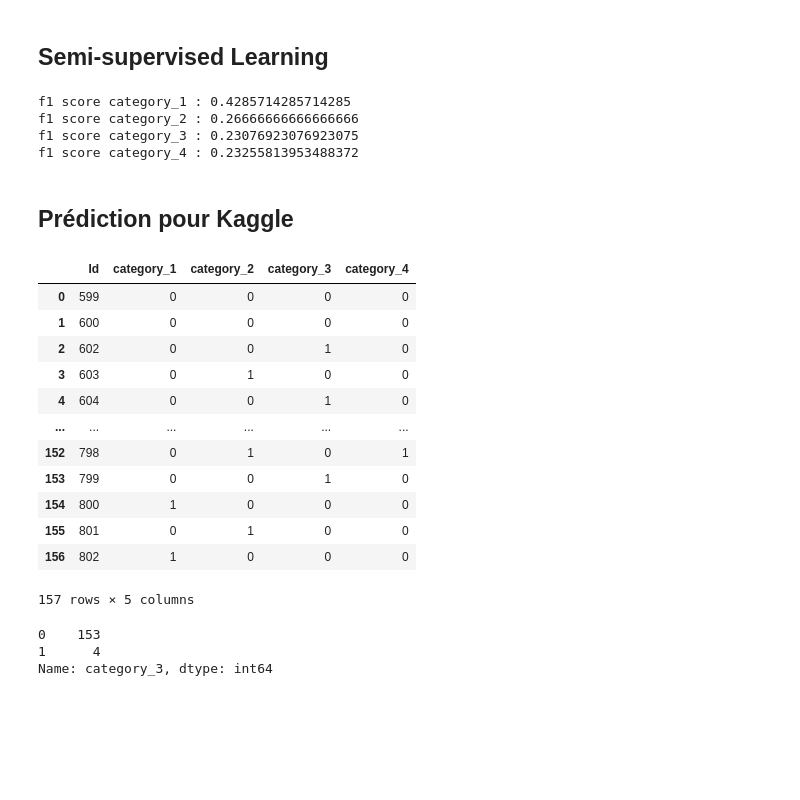
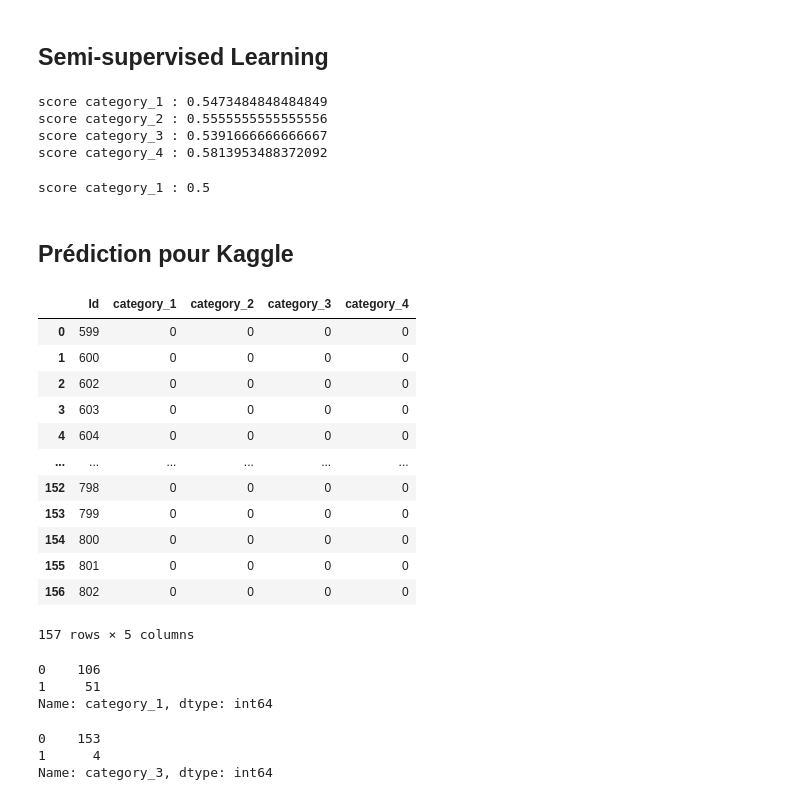
Before and after one commit to GanaelD/Challenge_data_HPDDVL, a Jupyter notebook: ensemble_methods.ipynb, the cells around one changed output. Cells and saved outputs as stored; diff of their text form; code cells hidden in the pictures; blank space fills up the shorter version.

```diff
--- a/ensemble_methods.ipynb
+++ b/ensemble_methods.ipynb
@@ -121,6 +169,7 @@ f1 score category_4 : 0.2115151515151515
 # %%
 from sklearn.model_selection import train_test_split
 from sklearn.model_selection import StratifiedKFold
+from sklearn.metrics import roc_auc_score
 
 X_train, X_test, y_train, y_test = train_test_split(X, y, test_size=0.1)
 
@@ -137,11 +186,11 @@ SVC.fit(X_train, y_train['category_1'])
 for category in categories:
     SVC.fit(X_train, y_train[category])
     y_pred[category] = SVC.predict(X_test)
-    scores.append(f1_score(y_test[category], y_pred[category]))
+    scores.append(roc_auc_score(y_test[category], y_pred[category]))
 for index, row in y_pred.iterrows():
     if (row['category_1'] == 0) and (row['category_2'] == 0) and (row['category_3'] == 0):
         row['category_4'] = 1
-scores[3] = f1_score(y_test['category_4'], y_pred['category_4'])
+scores[3] = roc_auc_score(y_test['category_4'], y_pred['category_4'])
 for idx, category in enumerate(categories):
-    print("f1 score", category, ":", scores[idx])
+    print("score", category, ":", scores[idx])
 # %% [output]
@@ -160,7 +209,10 @@ n_splits = 5 # nombre de splits pour le KFold
 LR = make_pipeline(CountVectorizer(),
     OneVsRestClassifier(LogisticRegression(solver='sag', max_iter=10000))
 )
-cv = KFold(n_splits, shuffle=True)
+cv = StratifiedKFold(n_splits, shuffle=True)
+scores = []
 for category in categories:
-    print("f1 score", category, ":", np.mean(cross_val_score(LR, X, y[category], cv=cv, scoring='f1')))
+    scores.append(np.mean(cross_val_score(LR, X_extract, y[category], cv=cv, scoring='roc_auc')))
+    print("score", category, ":", scores[-1])
+print("total score", np.mean(scores))
 # %% [output]
@@ -198,7 +251,7 @@ preprocess_pipeline = make_pipeline(
     FunctionTransformer(lambda x: x.toarray()),
 )
 model_pipeline = make_pipeline(
-    OneVsRestClassifier(LinearSVC())
+    BaggingClassifier(LinearSVC())
 )
 X = pd.concat([X_train, X_unlabeled])
 X = preprocess_pipeline.fit_transform(X)
@@ -212,12 +265,12 @@ for category in categories:
     y_label_spread[category] = ls.transduction_
     model_pipeline.fit(X, y_label_spread[category])
     y_pred[category] = ls.predict(X_test)
-    print("f1 score", category, ":", f1_score(y_test[category], y_pred[category]))
+    print("score", category, ":", roc_auc_score(y_test[category], y_pred[category]))
 # %% [output]
-f1 score category_1 : 0.4285714285714285
-f1 score category_2 : 0.26666666666666666
-f1 score category_3 : 0.23076923076923075
-f1 score category_4 : 0.23255813953488372
+score category_1 : 0.5473484848484849
+score category_2 : 0.5555555555555556
+score category_3 : 0.5391666666666667
+score category_4 : 0.5813953488372092
 # %%
 from sklearn.svm import SVC
 from sklearn.feature_extraction.text import TfidfTransformer
@@ -226,23 +279,27 @@ from sklearn.model_selection import StratifiedShuffleSplit
 
 # extract labeled data
 X_labeled = pd.read_csv(DIRECTORY + 'X_train.csv', sep=';')
-X_labeled = preprocess_data(X_labeled['Caption'])
-X_labeled = X_labeled.apply(lambda x: ' '.join(x))
+X_labeled = X_labeled['Caption']
+#X_labeled = preprocess_data(X_labeled['Caption'])
+#X_labeled = X_labeled.apply(lambda x: ' '.join(x))
 
 y_labeled = pd.read_csv(DIRECTORY + 'y_train.csv', sep=';').drop(columns=['Id'])
 
 # extract unlabeled data
 X_unlabeled = pd.read_csv(DIRECTORY + 'nonlabeled_data.csv', sep=';')
-X_unlabeled = preprocess_data(X_unlabeled['Caption'])
-X_unlabeled = X_unlabeled.apply(lambda x: ' '.join(x))
-nb_unlabeled = X_unlabeled.shape[0]
+X_unlabeled = X_unlabeled['Caption']
+#X_unlabeled = preprocess_data(X_unlabeled['Caption'])
+#X_unlabeled = X_unlabeled.apply(lambda x: ' '.join(x))
+nb_unlabeled = X_unlabeled.size
 y_unlabeled = pd.DataFrame([[-1, -1, -1, -1] for i in range(nb_unlabeled)], columns=categories)
 
 
 SVC_pipeline = make_pipeline(
-    CountVectorizer(ngram_range=(1,2), min_df=3),
-    TfidfTransformer(),
-    SelfTrainingClassifier(SVC(kernel='linear', probability=True))
+    CountVectorizer(),
+    BaggingClassifier(
+        SelfTrainingClassifier(SVC(kernel='linear', probability=True)),
+        bootstrap=False
+    )
 )
 y_pred = pd.DataFrame()
 n_splits = 5
@@ -254,41 +311,50 @@ for category in categories:
         y_train = pd.concat([y_labeled[category][train_idx], y_unlabeled[category]])
         SVC_pipeline.fit(X_train, y_train)
         y_pred[category] = SVC_pipeline.predict(X_labeled[test_idx])
-        score += f1_score(y_labeled[category][test_idx], y_pred[category])
-    print("f1 score", category, ":", score/n_splits)
+        score += roc_auc_score(y_labeled[category][test_idx], y_pred[category])
+    print("score", category, ":", score/n_splits)
+# %% [output]
+score category_1 : 0.5
 # %% [markdown]
 ## Prédiction pour Kaggle
 # %%
 from sklearn.svm import LinearSVC
 
 X_test = pd.read_csv(DIRECTORY + 'X_test.csv', sep=';')
 index = X_test['Id']
 X_test = preprocess_data(X_test['Caption'])
 X_test = X_test.apply(lambda x: ' '.join(x))
+#X_test = X_test['Caption']
 
 SVC = make_pipeline(
-    CountVectorizer(ngram_range=(1,2), min_df=3),
+    CountVectorizer(),
     OneVsRestClassifier(LinearSVC())
 )
 y_pred = pd.DataFrame(index, columns=['Id'])
 for category in categories:
     SVC.fit(X, y[category])
     y_pred[category] = SVC.predict(X_test)
 y_pred
 # %% [output]
 |  | Id | category_1 | category_2 | category_3 | category_4 |
 | 0 | 599 | 0 | 0 | 0 | 0 |
 | 1 | 600 | 0 | 0 | 0 | 0 |
-| 2 | 602 | 0 | 0 | 1 | 0 |
-| 3 | 603 | 0 | 1 | 0 | 0 |
-| 4 | 604 | 0 | 0 | 1 | 0 |
+| 2 | 602 | 0 | 0 | 0 | 0 |
+| 3 | 603 | 0 | 0 | 0 | 0 |
+| 4 | 604 | 0 | 0 | 0 | 0 |
 | ... | ... | ... | ... | ... | ... |
-| 152 | 798 | 0 | 1 | 0 | 1 |
-| 153 | 799 | 0 | 0 | 1 | 0 |
-| 154 | 800 | 1 | 0 | 0 | 0 |
-| 155 | 801 | 0 | 1 | 0 | 0 |
-| 156 | 802 | 1 | 0 | 0 | 0 |
+| 152 | 798 | 0 | 0 | 0 | 0 |
+| 153 | 799 | 0 | 0 | 0 | 0 |
+| 154 | 800 | 0 | 0 | 0 | 0 |
+| 155 | 801 | 0 | 0 | 0 | 0 |
+| 156 | 802 | 0 | 0 | 0 | 0 |
 157 rows × 5 columns
+# %%
+y_pred['category_1'].value_counts()
+# %% [output]
+0    106
+1     51
+Name: category_1, dtype: int64
 # %%
 X_test = pd.read_csv(DIRECTORY + 'X_test.csv', sep=';')
 index = X_test['Id']
```
Also changed, not shown: parts of 10 cells of this notebook, 4 other files.
